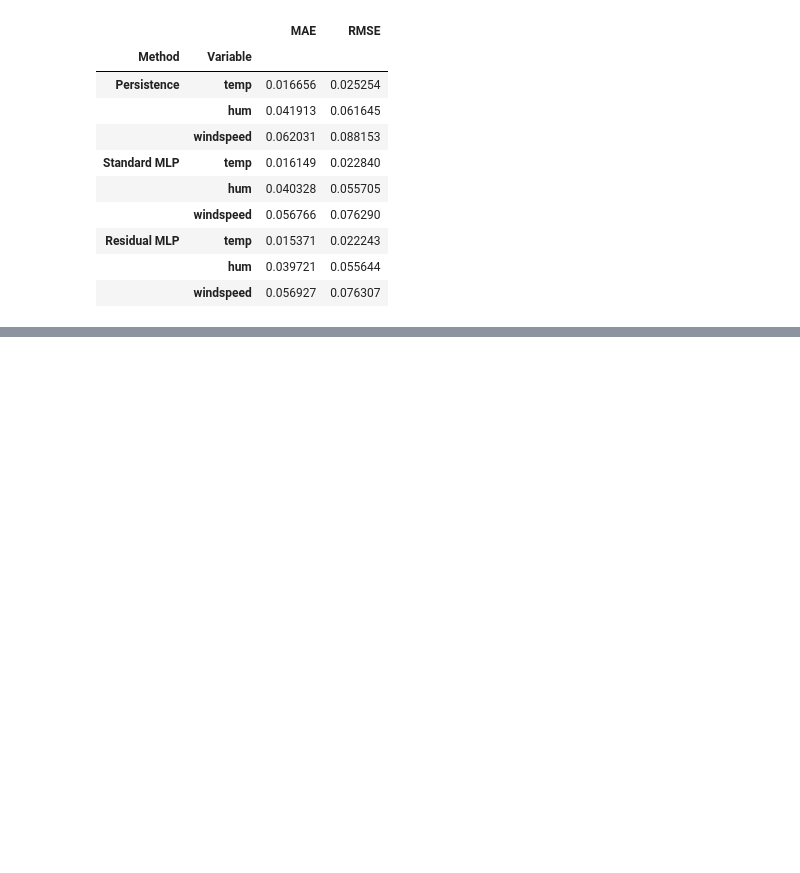
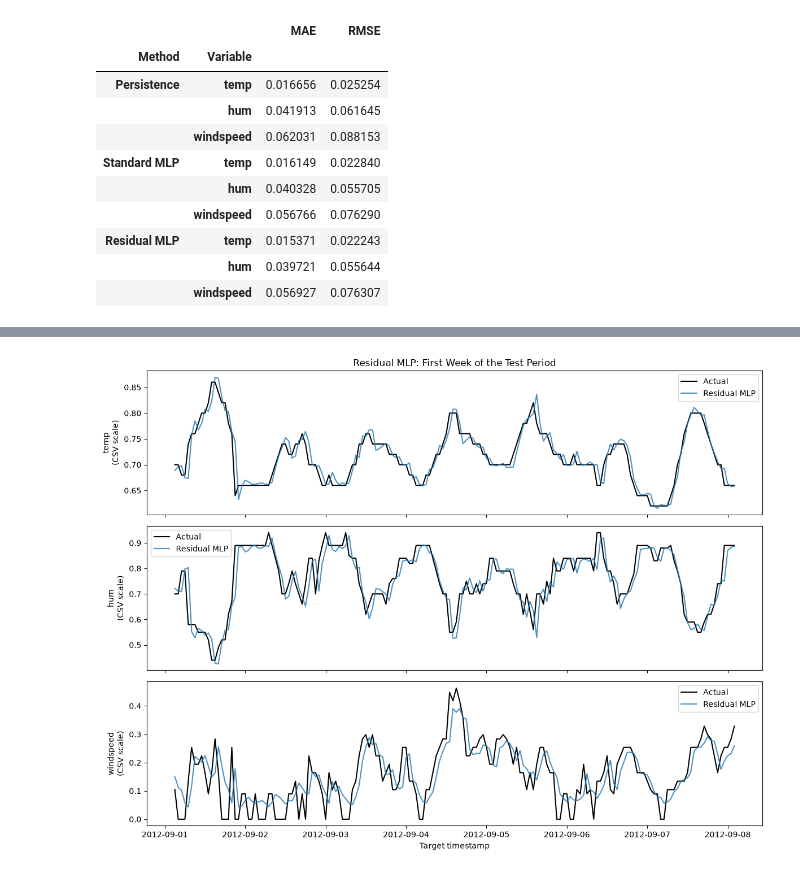
Before and after one commit to YileiJ/bike-demand-forecasting, a Jupyter notebook: P1/project.ipynb, the cells around one changed output, grey strips where cells are left out. Cells and saved outputs as stored; diff of their text form; code cells hidden in the pictures; blank space fills up the shorter version.

```diff
--- a/P1/project.ipynb
+++ b/P1/project.ipynb
@@ -909,0 +1023,33 @@ display(validation_comparison)
+# %%
+# Fixed time range chosen for illustration, not the best-performing period.
+plot_end = test_data.index.min() + pd.Timedelta(days=7)
+plot_mask = test_data.index < plot_end
+plot_times = test_data.index[plot_mask]
+
+fig, axes = plt.subplots(3, 1, figsize=(12, 9), sharex=True)
+
+for i, variable in enumerate(nn1_target_cols):
+    axes[i].plot(
+        plot_times,
+        test_actual[plot_mask, i],
+        label="Actual",
+        color="black",
+        linewidth=1.5,
+    )
+
+    axes[i].plot(
+        plot_times,
+        residual_test_pred[plot_mask, i],
+        label="Residual MLP",
+        alpha=0.8,
+    )
+
+    axes[i].set_ylabel(f"{variable}\n(CSV scale)")
+    axes[i].legend()
+
+axes[0].set_title("Residual MLP: First Week of the Test Period")
+axes[-1].set_xlabel("Target timestamp")
+plt.tight_layout()
+plt.show()
+# %% [output]
+[figure, added]
```
Also changed, not shown: parts of 4 cells of this notebook.
